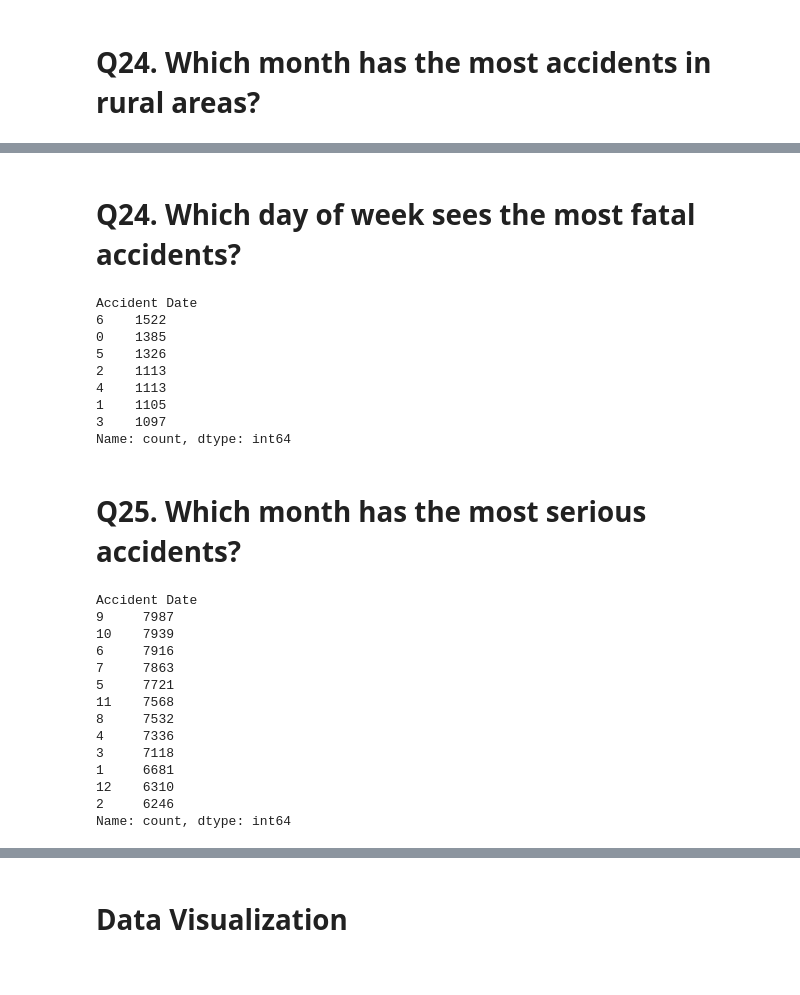
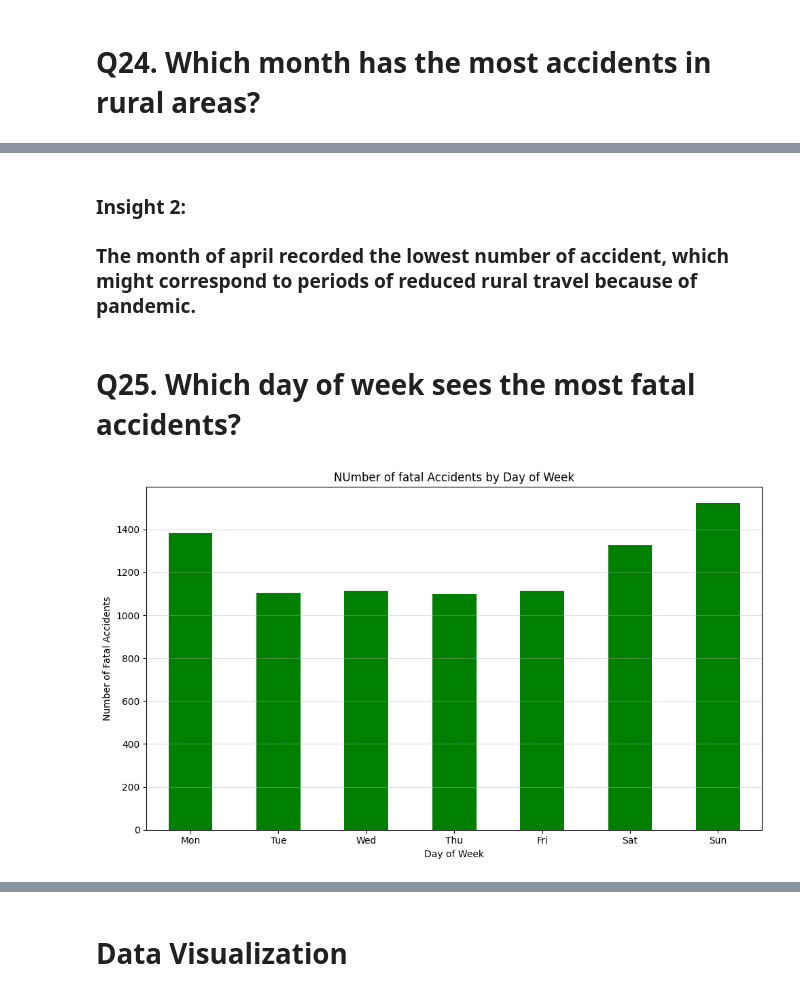
Before and after one commit to aprilfdln/ELEC303, a Jupyter notebook: Activity2.ipynb, the cells around one changed output, grey strips where cells are left out. Drawn from its saved outputs; the diff is of its cells as text; code cells hidden in the pictures.

```diff
--- a/Activity2.ipynb
+++ b/Activity2.ipynb
@@ -413,33 +676,29 @@ Name: count, dtype: int64
+# %% [markdown]
+<h3>Insight 2:</h3>
+<h3>The month of april recorded the lowest number of accident, which might correspond to periods of reduced rural travel because of pandemic.</h3>
 # %% [markdown]
-<h1>Q24. Which day of week sees the most fatal accidents?</h1>
+<h1>Q25. Which day of week sees the most fatal accidents?</h1>
-# %%
-accident[accident['Accident_Severity'] == 'Fatal'] ['Accident Date'].dt.dayofweek.value_counts()
-# %% [output]
-Accident Date
-6    1522
-0    1385
-5    1326
-2    1113
-4    1113
-1    1105
-3    1097
-Name: count, dtype: int64
-# %% [markdown]
-<h1>Q25. Which month has the most serious accidents?</h1>
-# %%
-accident[accident['Accident_Severity'] == 'Serious'] ['Accident Date'].dt.month.value_counts()
-# %% [output]
-Accident Date
-9     7987
-10    7939
-6     7916
-7     7863
-5     7721
-11    7568
-8     7532
-4     7336
-3     7118
-1     6681
-12    6310
-2     6246
-Name: count, dtype: int64
+# %%
+fatal_acc = accident[accident['Accident_Severity'] == 'Fatal']
+
+fatal_day_counts = fatal_acc['Accident Date'].dt.dayofweek.value_counts().sort_index()
+
+fatal_day_counts.plot(
+    kind='bar',
+    figsize=(10,6),
+    color='green',
+    title='NUmber of fatal Accidents by Day of Week'
+)
+
+plt.xlabel("Day of Week")
+plt.ylabel("Number of Fatal Accidents")
+plt.xticks(
+    ticks=range(7),
+    labels=['Mon','Tue','Wed','Thu','Fri','Sat','Sun'],
+    rotation=0
+)
+plt.grid(axis='y', alpha=0.4)
+plt.tight_layout()
+plt.show()
+# %% [output]
+[figure, added]
```
Also changed, not shown: parts of 65 cells of this notebook.
